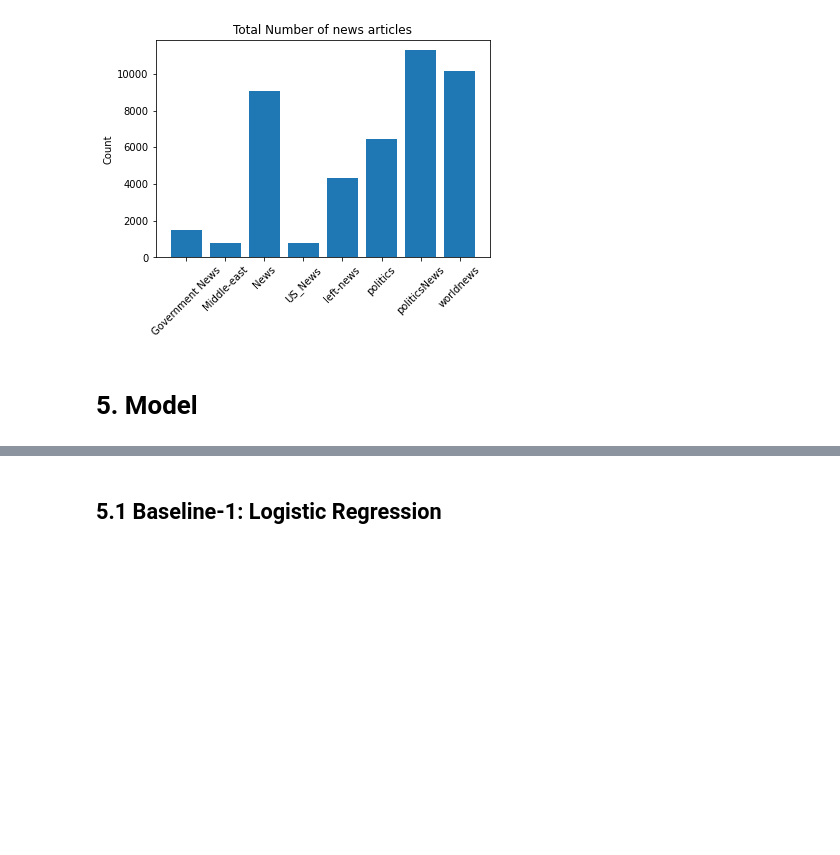
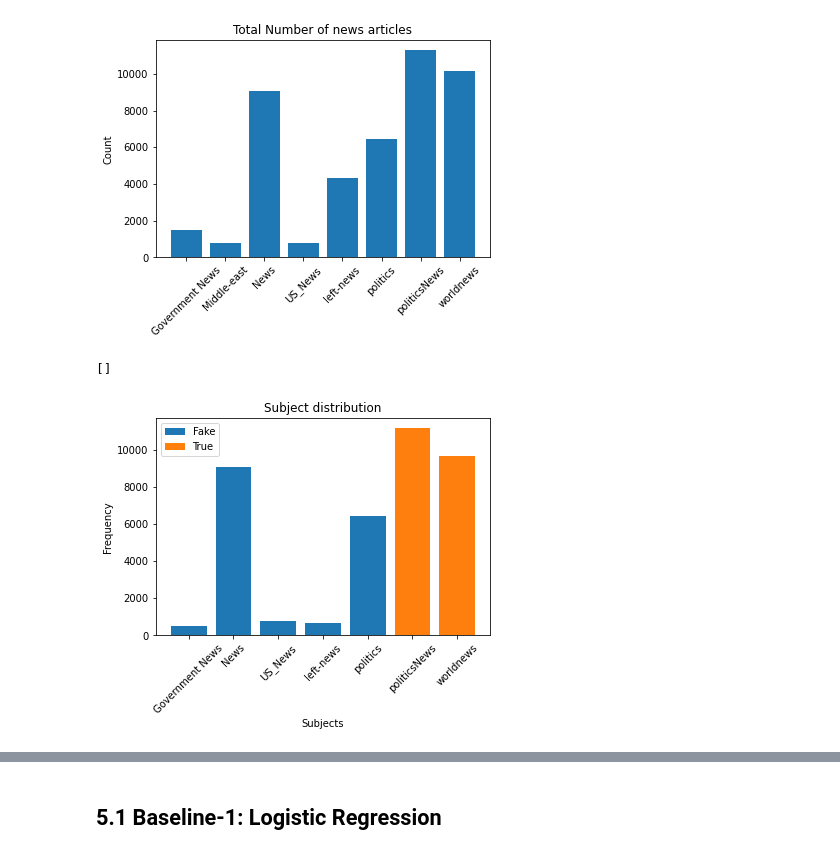
Before and after one commit to abhinavnagpal/Fatima-scholarship-challenge, a Jupyter notebook: Fatima_scholarship_task.ipynb, the cells around one changed output, grey strips where cells are left out. Drawn from its saved outputs; the diff is of its cells as text; code cells hidden in the pictures; blank space fills up the shorter version.

```diff
--- a/Fatima_scholarship_task.ipynb
+++ b/Fatima_scholarship_task.ipynb
@@ -385,5 +394,20 @@ plt.xticks(rotation = 45)
 plt.show()
 # %% [output]
 [figure]
-# %% [markdown]
-# 5. Model
+# %%
+subject_count = full_data.groupby(['subject', 'label']).count()
+lis = list(subject_count.index)
+# %%
+plt.figure()
+plt.bar(x = [i[0] for i in lis if i[1]==0], label='Fake', height = [int(subject_count.loc[i].values[0]) for i in lis if i[1]==0])
+plt.bar(x = [i[0] for i in lis if i[1]==1], label='True', height = [int(subject_count.loc[i].values[0]) for i in lis if i[1]==1])
+
+plt.xticks(rotation = 45)
+plt.xlabel('Subjects')
+plt.ylabel('Frequency')
+plt.title('Subject distribution')
+plt.legend()
+plt.plot()
+# %% [output]
+[]
+[figure, added]
```
Also changed, not shown: parts of 30 cells of this notebook.
